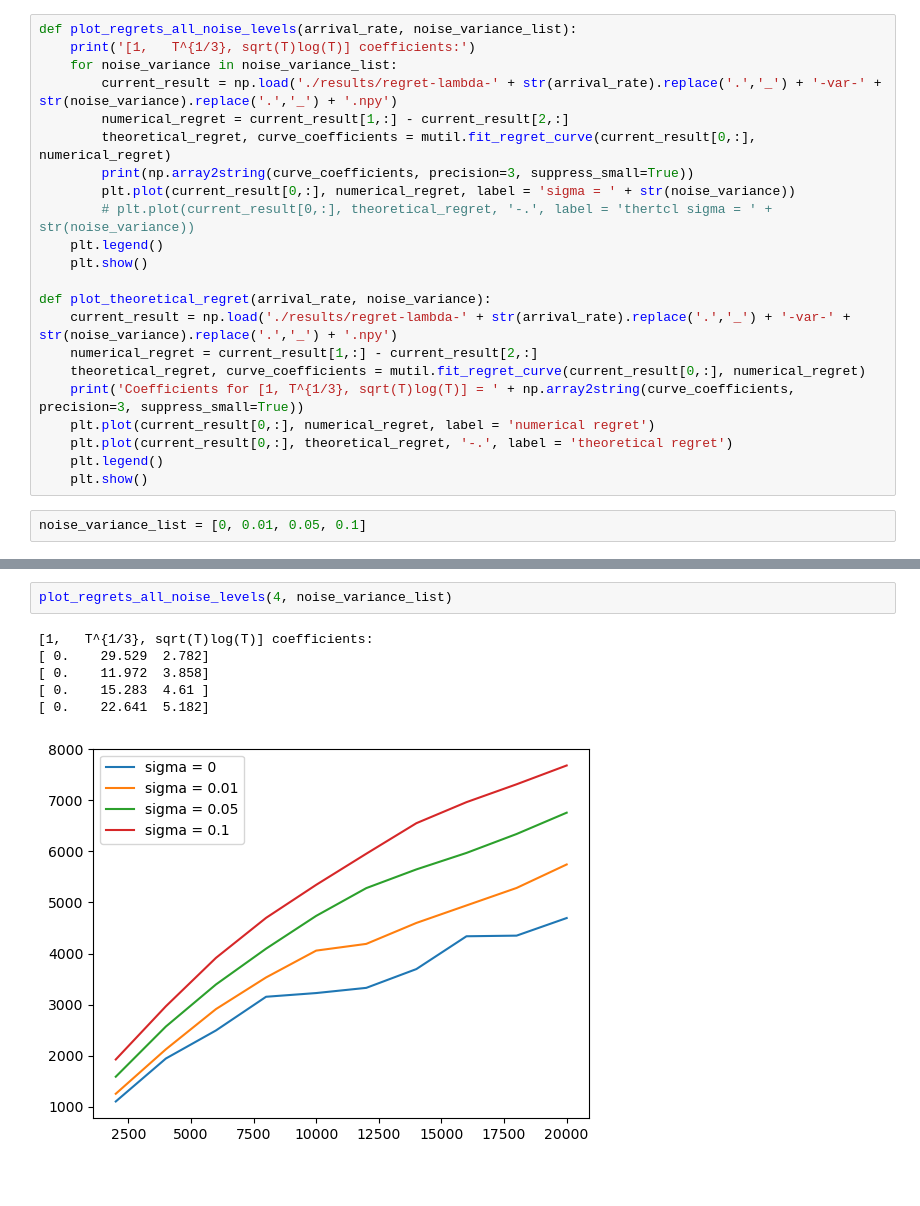
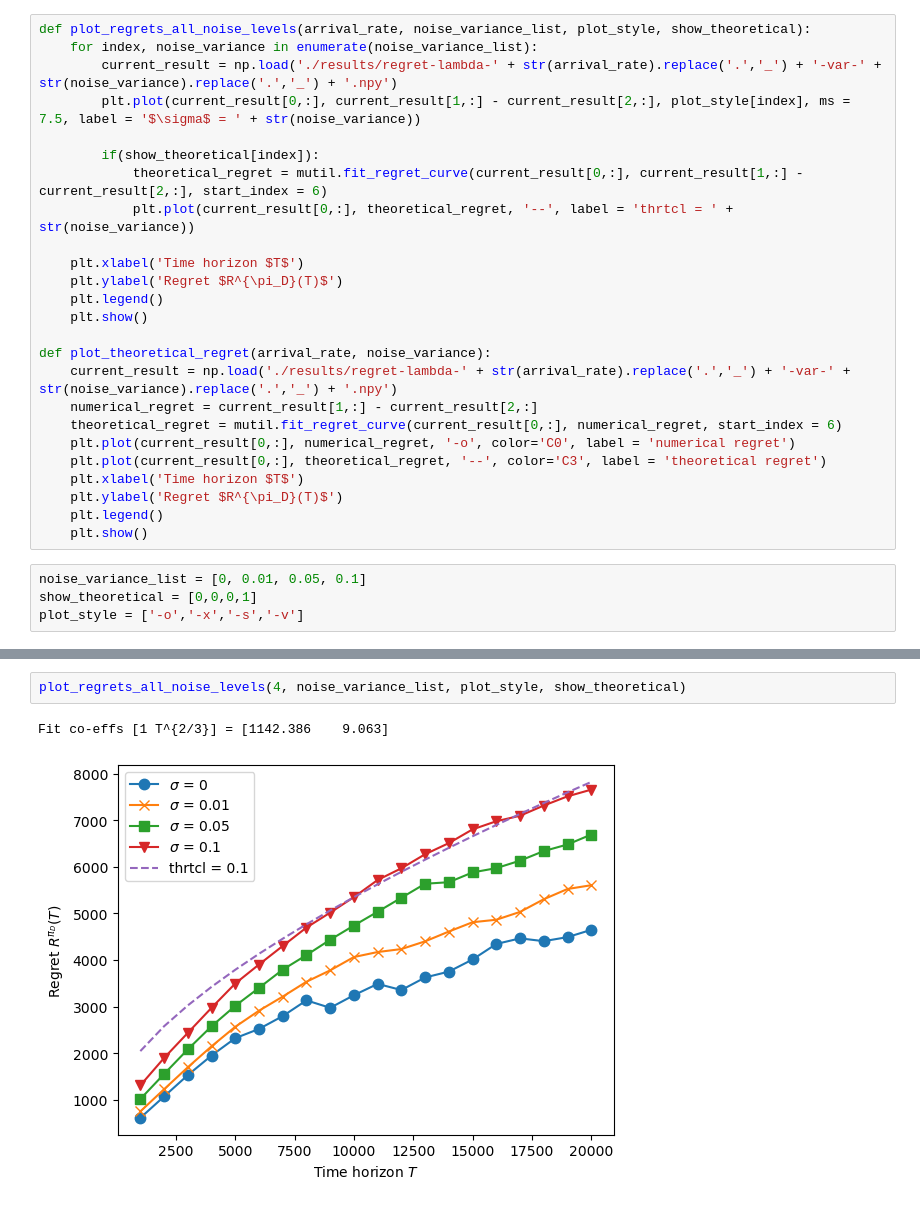
Before and after one commit to SathwikChadaga/Optimistic-DPP, a Jupyter notebook: plot_results.ipynb, the cells around one changed output, grey strips where cells are left out. Saved outputs shown, nothing was run; the diff lists cells and outputs as text; blank space fills up the shorter version.

Commit message:
added plots to summarize regret sweep

```diff
--- a/plot_results.ipynb
+++ b/plot_results.ipynb
@@ -5,27 +6,32 @@ from importlib import reload
 import utils.misc as mutil
 reload(mutil);
 # %%
-def plot_regrets_all_noise_levels(arrival_rate, noise_variance_list):
-    print('[1,   T^{1/3}, sqrt(T)log(T)] coefficients:')
-    for noise_variance in noise_variance_list:
+def plot_regrets_all_noise_levels(arrival_rate, noise_variance_list, plot_style, show_theoretical):
+    for index, noise_variance in enumerate(noise_variance_list):
         current_result = np.load('./results/regret-lambda-' + str(arrival_rate).replace('.','_') + '-var-' + str(noise_variance).replace('.','_') + '.npy')
-        numerical_regret = current_result[1,:] - current_result[2,:]
-        theoretical_regret, curve_coefficients = mutil.fit_regret_curve(current_result[0,:], numerical_regret)
-        print(np.array2string(curve_coefficients, precision=3, suppress_small=True))
-        plt.plot(current_result[0,:], numerical_regret, label = 'sigma = ' + str(noise_variance))
-        # plt.plot(current_result[0,:], theoretical_regret, '-.', label = 'thertcl sigma = ' + str(noise_variance))
+        plt.plot(current_result[0,:], current_result[1,:] - current_result[2,:], plot_style[index], ms = 7.5, label = '$\sigma$ = ' + str(noise_variance))
+
+        if(show_theoretical[index]):
+            theoretical_regret = mutil.fit_regret_curve(current_result[0,:], current_result[1,:] - current_result[2,:], start_index = 6)
+            plt.plot(current_result[0,:], theoretical_regret, '--', label = 'thrtcl = ' + str(noise_variance))
+
+    plt.xlabel('Time horizon $T$')
+    plt.ylabel('Regret $R^{\pi_D}(T)$')
     plt.legend()
     plt.show()
 
 def plot_theoretical_regret(arrival_rate, noise_variance):
     current_result = np.load('./results/regret-lambda-' + str(arrival_rate).replace('.','_') + '-var-' + str(noise_variance).replace('.','_') + '.npy')
     numerical_regret = current_result[1,:] - current_result[2,:]
-    theoretical_regret, curve_coefficients = mutil.fit_regret_curve(current_result[0,:], numerical_regret)
-    print('Coefficients for [1, T^{1/3}, sqrt(T)log(T)] = ' + np.array2string(curve_coefficients, precision=3, suppress_small=True))
-    plt.plot(current_result[0,:], numerical_regret, label = 'numerical regret')
-    plt.plot(current_result[0,:], theoretical_regret, '-.', label = 'theoretical regret')
+    theoretical_regret = mutil.fit_regret_curve(current_result[0,:], numerical_regret, start_index = 6)
+    plt.plot(current_result[0,:], numerical_regret, '-o', color='C0', label = 'numerical regret')
+    plt.plot(current_result[0,:], theoretical_regret, '--', color='C3', label = 'theoretical regret')
+    plt.xlabel('Time horizon $T$')
+    plt.ylabel('Regret $R^{\pi_D}(T)$')
     plt.legend()
     plt.show()
 # %%
 noise_variance_list = [0, 0.01, 0.05, 0.1]
+show_theoretical = [0,0,0,1]
+plot_style = ['-o','-x','-s','-v']
 # %%
@@ -40,10 +42,6 @@ plot_regrets_all_noise_levels(2, noise_variance_list)
 # %%
-plot_regrets_all_noise_levels(4, noise_variance_list)
+plot_regrets_all_noise_levels(4, noise_variance_list, plot_style, show_theoretical)
 # %% [output]
-[1,   T^{1/3}, sqrt(T)log(T)] coefficients:
-[ 0.    29.529  2.782]
-[ 0.    11.972  3.858]
-[ 0.    15.283  4.61 ]
-[ 0.    22.641  5.182]
+Fit co-effs [1 T^{2/3}] = [1142.386    9.063]
-[figure, old version]
+[figure, new version]
 # %%
```
Also changed, not shown: parts of 4 cells of this notebook, 5 other files.
